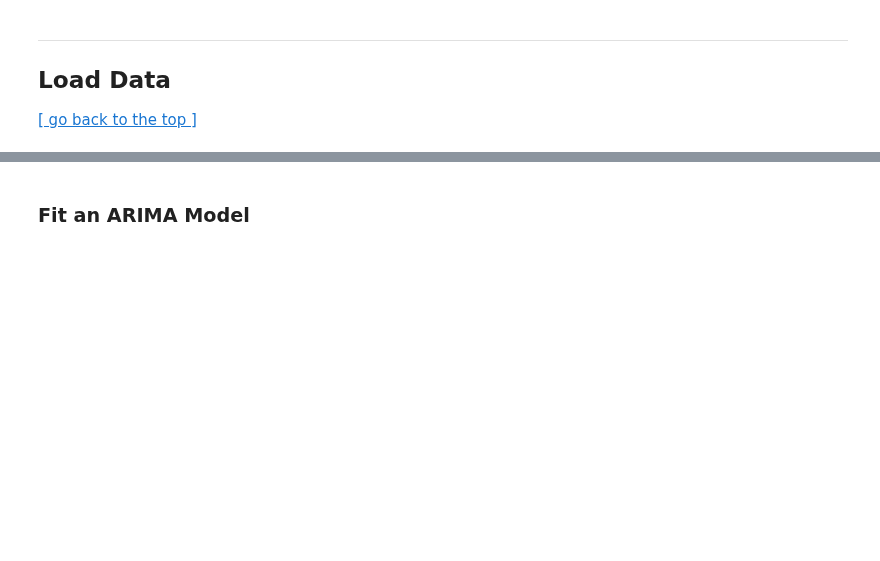
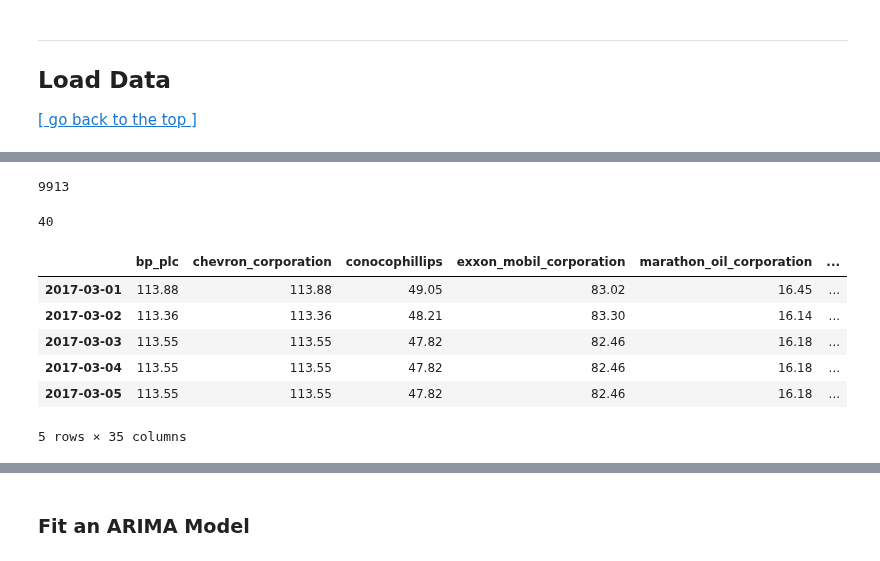
Before and after one commit to griffinwt/Hackathon_March2021, a Jupyter notebook: code/Model-Tuning-Brandon/Model-Tuning.ipynb, the cells around one changed output, grey strips where cells are left out. Drawn from its saved outputs; the diff is of its cells as text; code cells hidden in the pictures; blank space fills up the shorter version.

```diff
--- a/code/Model-Tuning-Brandon/Model-Tuning.ipynb
+++ b/code/Model-Tuning-Brandon/Model-Tuning.ipynb
@@ -102,0 +81,15 @@ None
+# %%
+#
+fname = 'closing10_holiweekend_nans.csv'
+stocks = pd.read_csv(r'../EDA-Brandon/'+fname,
+                     index_col = 0,
+                     parse_dates=True,
+                     infer_datetime_format=True,
+                     keep_date_col=True)
+
+fname = 'top3_sentiment_imputed0_rolled5d.csv'
+sents = pd.read_csv(r'../EDA-Brandon/'+fname,
+                    index_col = 0,
+                    parse_dates=True,
+                    infer_datetime_format=True,
+                    keep_date_col=True)
@@ -103 +145,21 @@ None
+# %%
+# Join all the others
+df = stocks.join(sents, how = 'left', rsuffix=f'_{fname[:-4]}')
+display(df.isnull().sum().sum())
+# %% [output]
+9913
+# %%
+# To use ARIMA we must have evenly spaced data which means we must impute data
+df.fillna(method='ffill', inplace =True)
+display(df.isnull().sum().sum())
+display(df.head())
+# %% [output]
+40
+|  | bp_plc | chevron_corporation | conocophillips | exxon_mobil_corporation | marathon_oil_corporation | ... |
+| 2017-03-01 | 113.88 | 113.88 | 49.05 | 83.02 | 16.45 | ... |
+| 2017-03-02 | 113.36 | 113.36 | 48.21 | 83.30 | 16.14 | ... |
+| 2017-03-03 | 113.55 | 113.55 | 47.82 | 82.46 | 16.18 | ... |
+| 2017-03-04 | 113.55 | 113.55 | 47.82 | 82.46 | 16.18 | ... |
+| 2017-03-05 | 113.55 | 113.55 | 47.82 | 82.46 | 16.18 | ... |
+5 rows × 35 columns
 # %%
```
Also changed, not shown: parts of 34 cells of this notebook, 9 other files.
